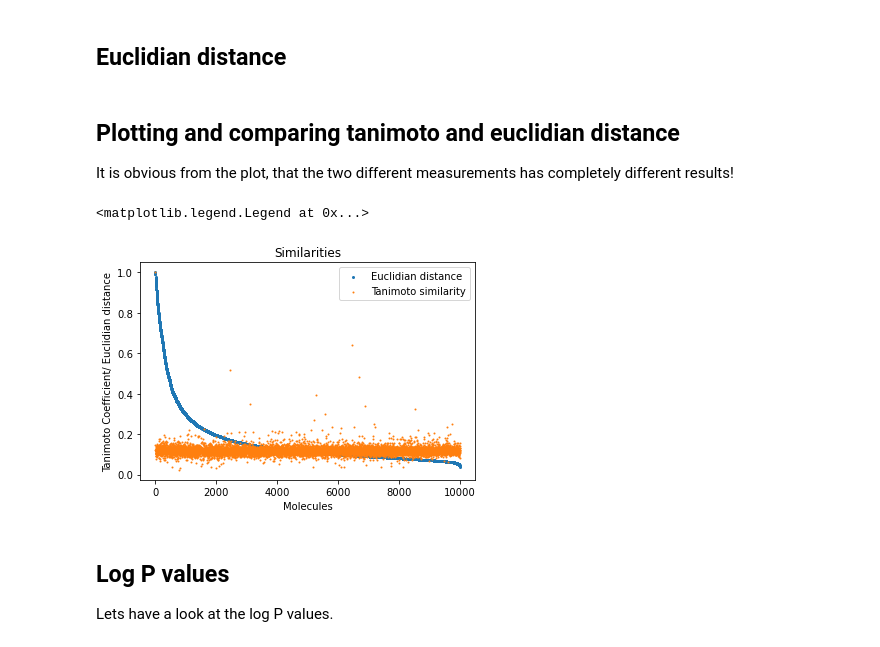
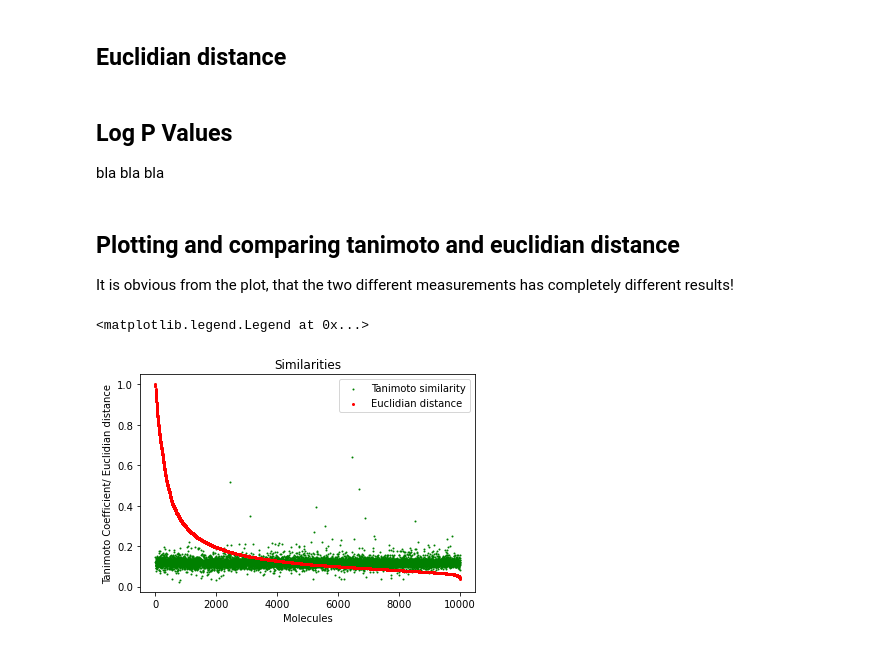
Before and after one commit to Junction-Tree-Variational-Auto-Encoder/Novel-Based-Similarity-Measure, a Jupyter notebook: Tutorial _sim.ipynb, the cells around one changed output. Saved outputs shown, nothing was run; the diff lists cells and outputs as text; code cells hidden in the pictures.

```diff
--- a/Tutorial _sim.ipynb
+++ b/Tutorial _sim.ipynb
@@ -14,7 +35,7 @@ data = pd.read_csv('./data/train.txt', names=['SMILES'])
 from fast_molvae.sample import load_model
 model = load_model('./data/vocab.txt', './fast_molvae/vae_model/model.epoch-19').cuda()
 
-out_vecs, out_mean, out_var = model.encode_test(data['SMILES'][:5])
+out_latent = model.encode_test(data['SMILES'][:5])
 
 smiles = []
 latent_space = []
@@ -24,11 +45,11 @@ for i in range(1):
     noise = np.random.normal(1,0.1, 56)
     noise = np.expand_dims(noise,axis = 0)
     noise = torch.from_numpy(noise).float().cuda()
-    out_mean_noise= out_mean*noise
+    out_latent_noise= out_latent*noise
 
-    z_t = out_mean_noise[0:1,0:28].cuda()
-    z_mol = out_mean_noise[0:1,28:56].cuda()
-    latent_space.append(out_mean_noise)
+    z_t = out_latent_noise[0:1,0:28].cuda()
+    z_mol = out_latent_noise[0:1,28:56].cuda()
+    latent_space.append(out_latent_noise)
     smiles.append(model.decode(z_t, z_mol, False))
 print(smiles[0])
 # %% [output]
@@ -73,3 +92,6 @@ chosen_mol = chosen_mol.cuda().unsqueeze_(0)
 r, j = data.shape
 for i in range(len(data)):
     euc_list.append(  euclid( torch.tensor(data.iloc[i,:]).cuda().unsqueeze_(0) ,  chosen_mol  ))
+# %% [markdown]
+## Log P Values
+bla bla bla
@@ -79,26 +103,22 @@ It is obvious from the plot, that the two different measurements has completely
 # %%
 data_smiles['Tanimoto_Similarity'] = tan_sim
 data_smiles['Euclidian_distance'] = euc_list
 
 data_smiles.to_csv('./latent_space/shaakabraah/data_smiles_with_tanimoto_and_euclidian.txt')
 
 
 data_smiles= data_smiles.sort_values(by =  'Tanimoto_Similarity', ascending = False)
 data_smiles_copy = data_smiles
 data_smiles_copy = data_smiles_copy.sort_values(by = 'Euclidian_distance', ascending = False)
 import matplotlib.pyplot as plt
 import seaborn as sns
 
-
-plt.scatter(np.arange(0,len(data_smiles)),data_smiles_copy['Euclidian_distance'], s = 4, label = 'Euclidian distance')
-plt.scatter(np.arange(0,len(data_smiles)), data_smiles_copy['Tanimoto_Similarity'], s = 1, label = 'Tanimoto similarity')
+plt.scatter(np.arange(0,len(data_smiles)), data_smiles_copy['Tanimoto_Similarity'], s = 1, label = 'Tanimoto similarity', c= 'green')
+plt.scatter(np.arange(0,len(data_smiles)),data_smiles_copy['Euclidian_distance'], s = 4, label = 'Euclidian distance', c  = 'red')
 plt.title('Similarities')
 plt.ylabel('Tanimoto Coefficient/ Euclidian distance')
 plt.xlabel('Molecules')
 plt.legend()
 # %% [output]
 <matplotlib.legend.Legend at 0x...>
-[figure, old version]
+[figure, new version]
-# %% [markdown]
-## Log P values
-Lets have a look at the log P values.
```
Also changed, not shown: parts of 10 cells of this notebook.
